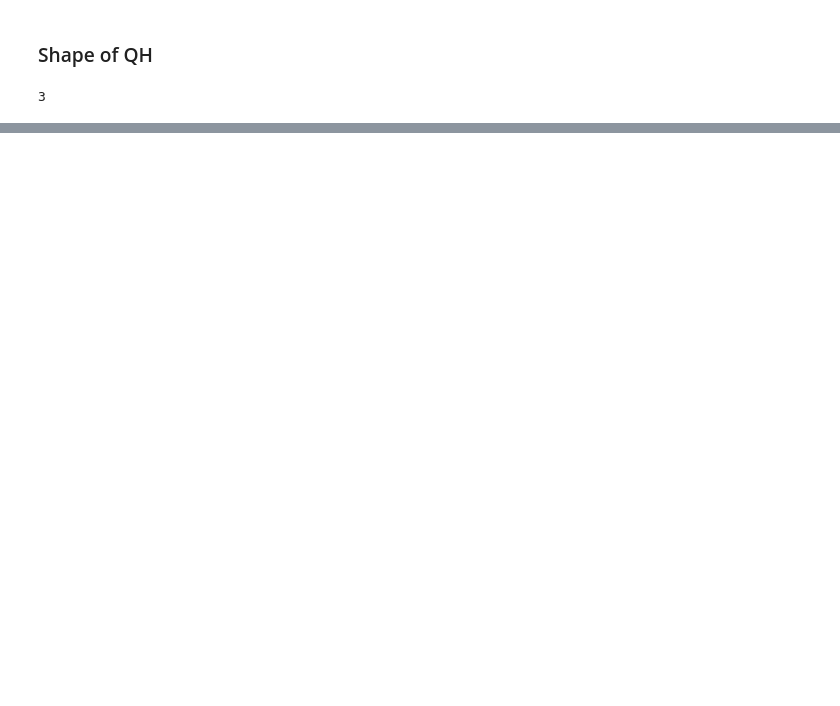
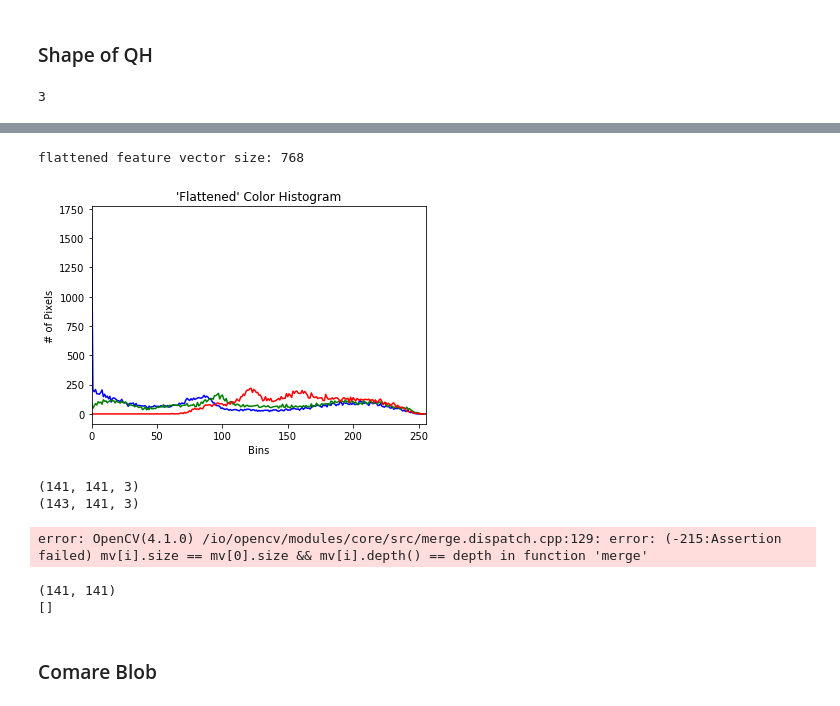
Before and after one commit to hxtruong6/fe-credit-card-fault-detection, a Jupyter notebook: card-detection/Quoc Huy.ipynb, the cells around one changed output, grey strips where cells are left out. Drawn from its saved outputs; the diff is of its cells as text; code cells hidden in the pictures; blank space fills up the shorter version.

Commit message:
feat: update match qh

```diff
--- a/card-detection/Quoc Huy.ipynb
+++ b/card-detection/Quoc Huy.ipynb
@@ -180,12 +176,13 @@ qh_gray = cv2.cvtColor(qhColorImg, cv2.COLOR_BGR2GRAY)
 originQhThresh = getEdgeImage(qh_gray)
 
 # ret, originQhThresh = cv2.threshold(qh_gray, 127, 255, 0)
-showImg(originQhThresh, "originQhEdges")
+# showImg(originQhThresh, "originQhEdges")
 
 # Extract contours from second target image
-contours, hierarchy = cv2.findContours(originQhThresh, cv2.RETR_CCOMP, cv2.CHAIN_APPROX_SIMPLE)
+contours, hierarchy = cv2.findContours(originQhThresh, cv2.RETR_EXTERNAL, cv2.CHAIN_APPROX_NONE)
 contours = sorted(contours, key=cv2.contourArea, reverse=True)
-
+print("Length contours: ", len(contours))
+maxContour = contours[0]
 qhCopy = qh.copy()
 cv2.drawContours(qhCopy, contours, -1, (0,255,0), 3)
 showImg(qhCopy,'res')
@@ -271,0 +397,5 @@ for meth in methods:
+# %%
+drawHistorgram(cropQh)
+# %% [output]
+flattened feature vector size: 768
+[figure, added]
@@ -271,0 +405,34 @@ for meth in methods:
+# %%
+# cropQh = cv2.cvtColor(cropQh, cv2.COLOR_BGR2BGRA)
+print(cropQh.shape)
+print(templateQh.shape)
+# %% [output]
+(141, 141, 3)
+(143, 141, 3)
+# %%
+out = cv2.merge(cropQh, templateQh)
+print(out.shape)
+showImg(out, 'merge test')
+# %% [output]
+error: OpenCV(4.1.0) /io/opencv/modules/core/src/merge.dispatch.cpp:129: error: (-215:Assertion failed) mv[i].size == mv[0].size && mv[i].depth() == depth in function 'merge'
+# %%
+# Set up the detector with default parameters.
+detector = cv2.SimpleBlobDetector_create()
+
+im = cv2.cvtColor(cropQh, cv2.COLOR_BGR2GRAY)
+# im = cv2.imread("qhTemplate.png", cv2.IMREAD_GRAYSCALE)
+showImg(im, 'im')
+# Detect blobs.
+print(im.shape)
+keypoints = detector.detect(im)
+print(keypoints)
+# Draw detected blobs as red circles.
+# cv2.DRAW_MATCHES_FLAGS_DRAW_RICH_KEYPOINTS ensures the size of the circle corresponds to the size of blob
+# im = cropQh.copy()
+im_with_keypoints = cv2.drawKeypoints(im, keypoints, np.array([]), (0,0,255), cv2.DRAW_MATCHES_FLAGS_DRAW_RICH_KEYPOINTS)
+showImg(im_with_keypoints, 'im_with_keypoints')
+# %% [output]
+(141, 141)
+[]
+# %% [markdown]
+### Comare Blob
```
Also changed, not shown: parts of 30 cells of this notebook, 10 other files.
